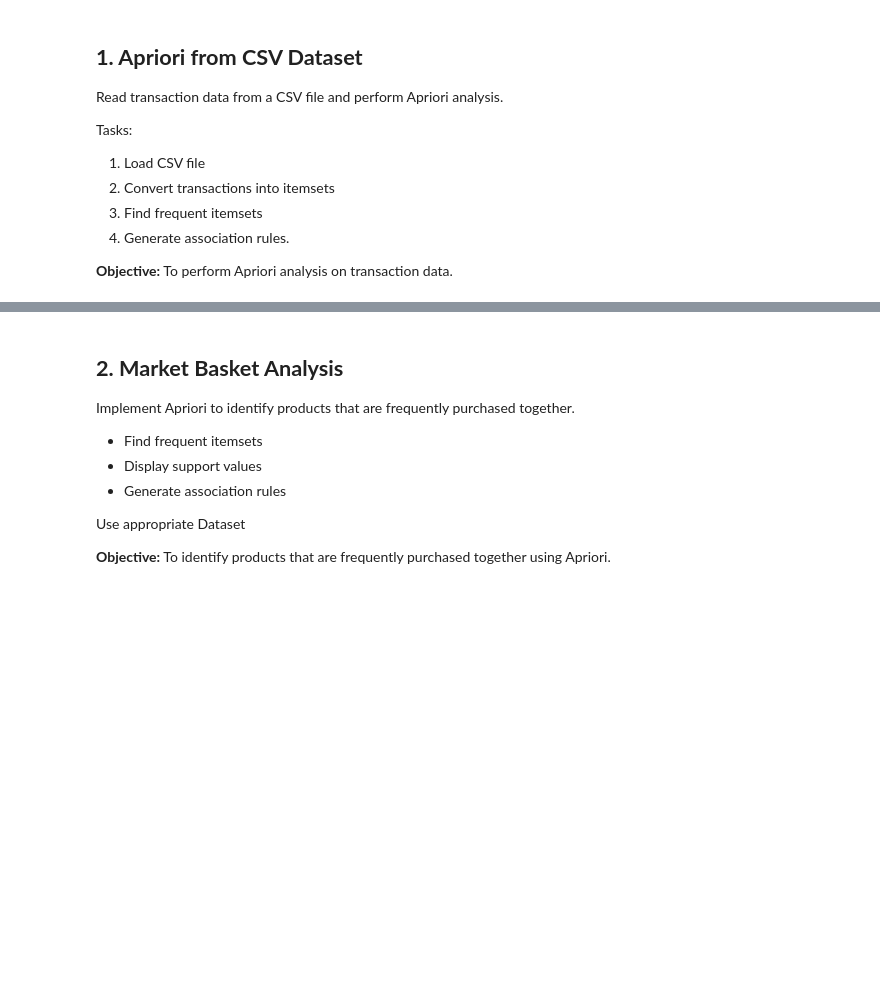
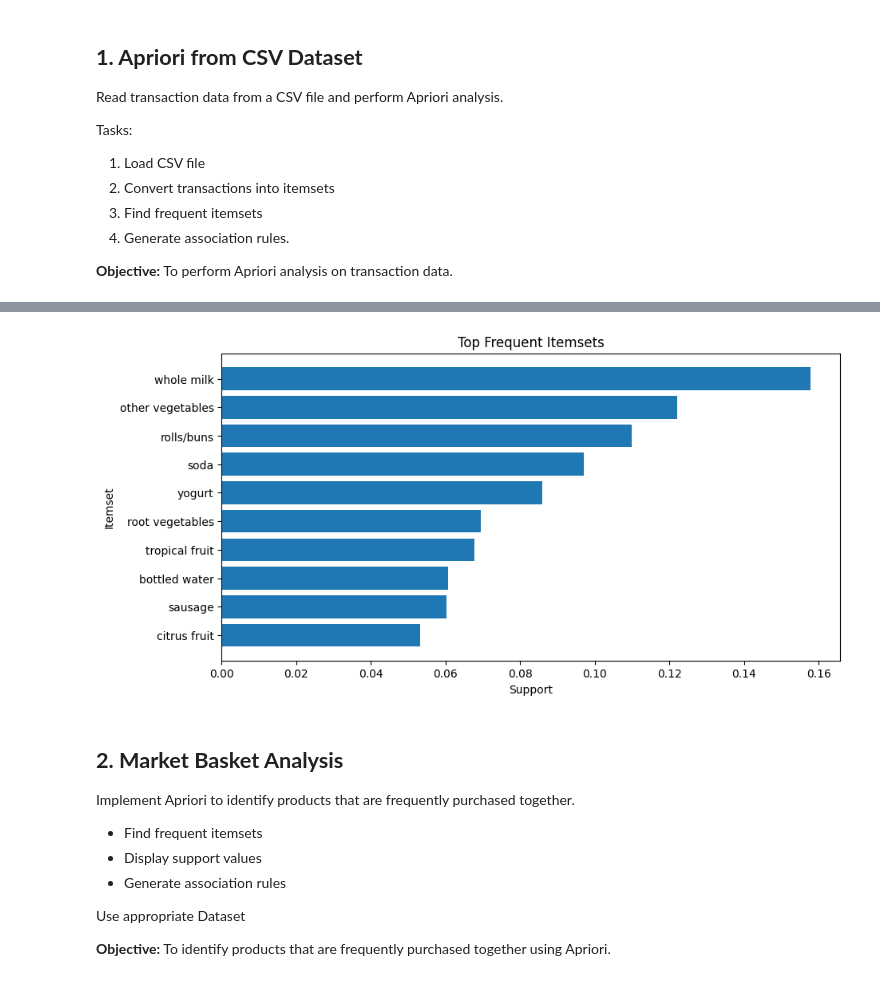
Before and after one commit to MonishDY/AI-Track, a Jupyter notebook: Module 3 - Machine Learning/Assignment 5/Monish_DY_Assignment_5_ML_Case_Study.ipynb, the cells around one changed output, grey strips where cells are left out. Cells and saved outputs as stored; diff of their text form; code cells hidden in the pictures; blank space fills up the shorter version.

Commit message:
Completed Assignment

```diff
--- a/Module 3 - Machine Learning/Assignment 5/Monish_DY_Assignment_5_ML_Case_Study.ipynb
+++ b/Module 3 - Machine Learning/Assignment 5/Monish_DY_Assignment_5_ML_Case_Study.ipynb
@@ -25,3 +27,11 @@ Tasks:
 4. Generate association rules.
 
 **Objective:** To perform Apriori analysis on transaction data.
+# %%
+import pandas as pd
+from itertools import combinations
+import matplotlib.pyplot as plt
+
+df = pd.read_csv("https://raw.githubusercontent.com/MonishDY/AI-Track/refs/heads/main/Module%203%20-%20Machine%20Learning/Assignment%205/Groceries_dataset.csv")
+
+df.head()
@@ -27,0 +45,10 @@ Tasks:
+# %%
+# Convert Transactions into Itemsets
+transactions = (
+    df.groupby(['Member_number', 'Date'])['itemDescription']
+    .apply(set)
+    .tolist()
+)
+
+print("Number of Transactions:", len(transactions))
+transactions[:5]
@@ -28,3 +209,21 @@ Tasks:
+# %%
+# Plot graph
+plot_df = frequent_df.head(10)
+plt.figure(figsize=(10, 5))
+
+plt.barh(
+    plot_df['Itemset'],
+    plot_df['Support']
+)
+
+plt.xlabel('Support')
+plt.ylabel('Itemset')
+plt.title('Top Frequent Itemsets')
+plt.gca().invert_yaxis()
+
+plt.show()
+# %% [output]
+[figure, added]
 # %% [markdown]
 ## **2. Market Basket Analysis**
 
```
Also changed, not shown: parts of 18 cells of this notebook.
